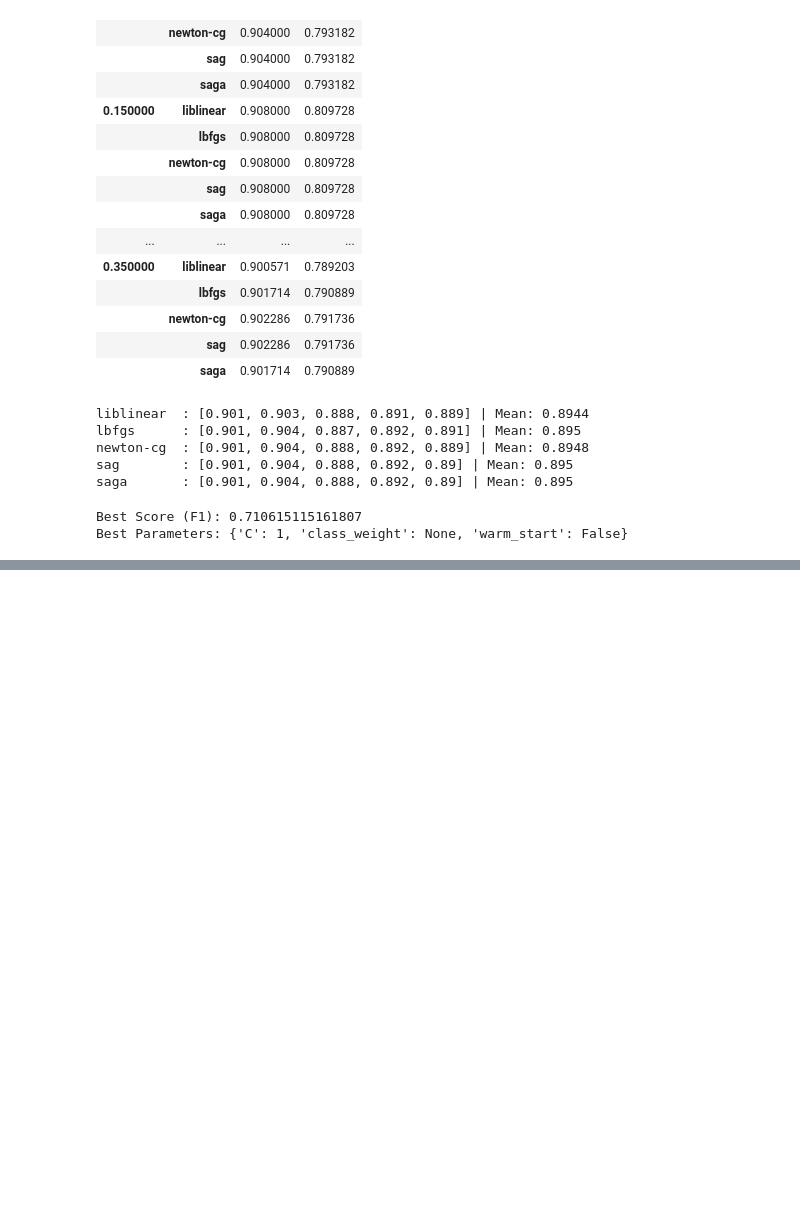
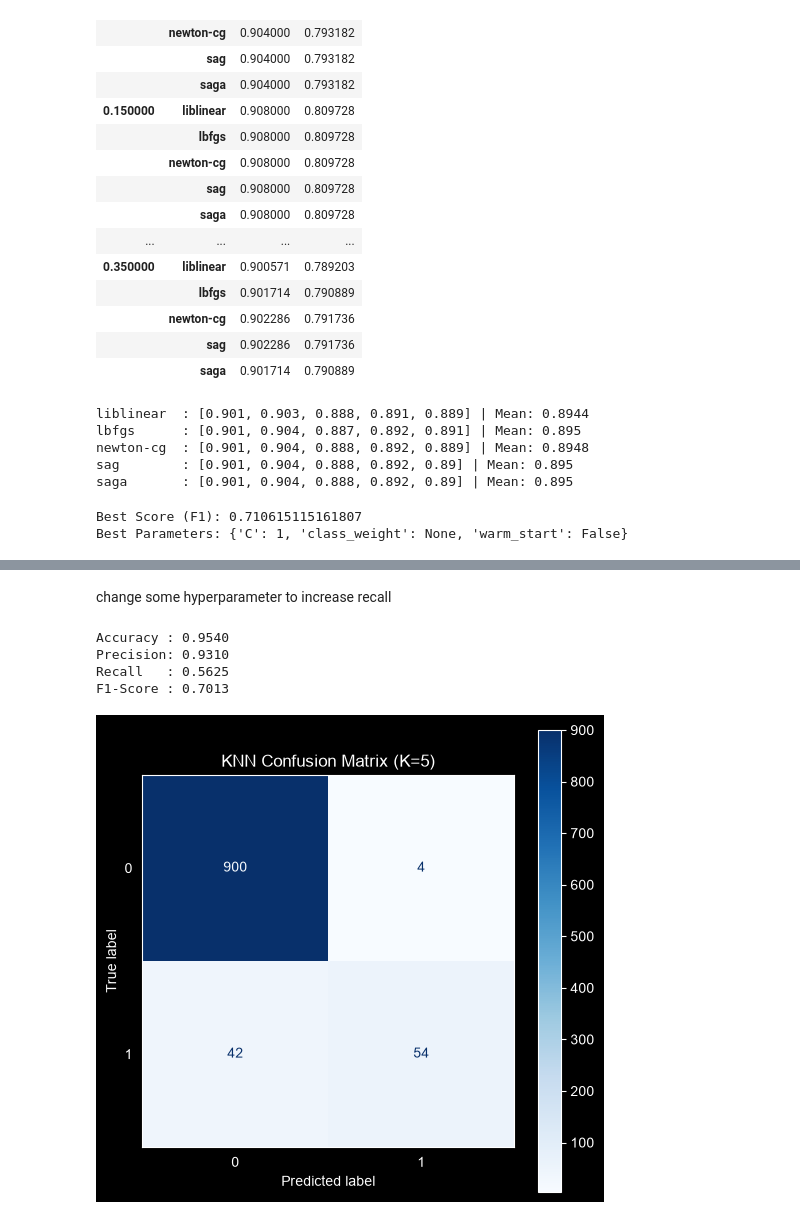
Before and after one commit to MHDadkhah172/MLDailyProject, a Jupyter notebook: 03_loan _modelling/notebooks/model_training.ipynb, the cells around one changed output, grey strips where cells are left out. Cells and saved outputs as stored; diff of their text form; code cells hidden in the pictures; blank space fills up the shorter version.

```diff
--- a/03_loan _modelling/notebooks/model_training.ipynb
+++ b/03_loan _modelling/notebooks/model_training.ipynb
@@ -255,0 +336,32 @@ saga           0.95     0.8026  0.6354    0.7093
+# %% [markdown]
+change some hyperparameter to increase recall
+# %%
+best_knn = KNeighborsClassifier(n_neighbors=5, weights='distance')
+best_knn.fit(X_train_scaled, y_train)
+
+y_pred_knn = best_knn.predict(X_test_scaled)
+
+acc = accuracy_score(y_test, y_pred_knn)
+prec = precision_score(y_test, y_pred_knn)
+rec = recall_score(y_test, y_pred_knn)
+f1 = f1_score(y_test, y_pred_knn)
+
+print(f"Accuracy : {acc:.4f}")
+print(f"Precision: {prec:.4f}")
+print(f"Recall   : {rec:.4f}")
+print(f"F1-Score : {f1:.4f}")
+
+cm = confusion_matrix(y_test, y_pred_knn)
+disp = ConfusionMatrixDisplay(confusion_matrix=cm, display_labels=['0', '1'])
+
+fig, ax = plt.subplots(figsize=(6, 6))
+disp.plot(cmap='Blues', values_format='d', ax=ax)
+plt.title("KNN Confusion Matrix (K=5)")
+plt.grid(visible=False)
+plt.show()
+# %% [output]
+Accuracy : 0.9540
+Precision: 0.9310
+Recall   : 0.5625
+F1-Score : 0.7013
+[figure, added]
```
Also changed, not shown: parts of 13 cells of this notebook.
